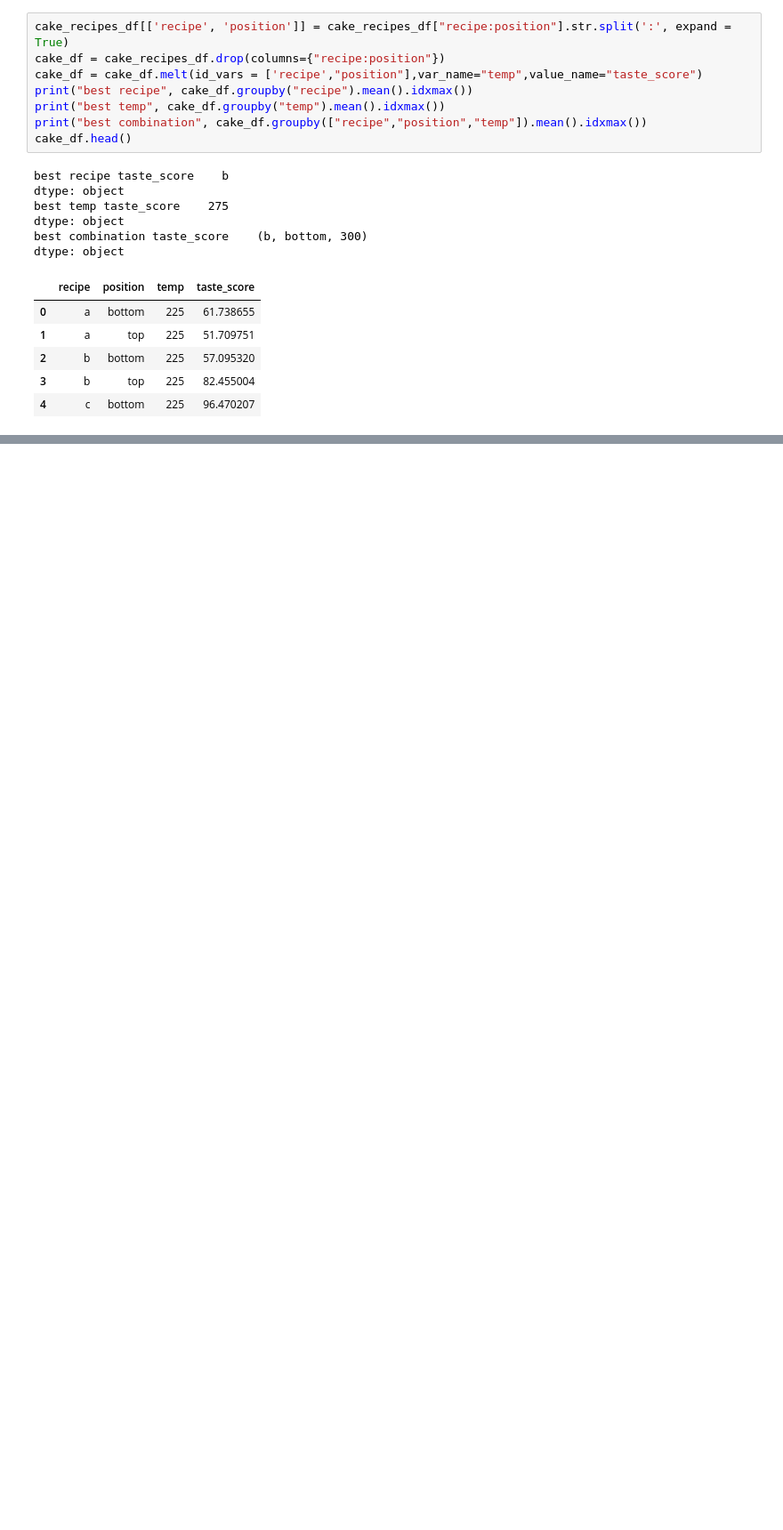
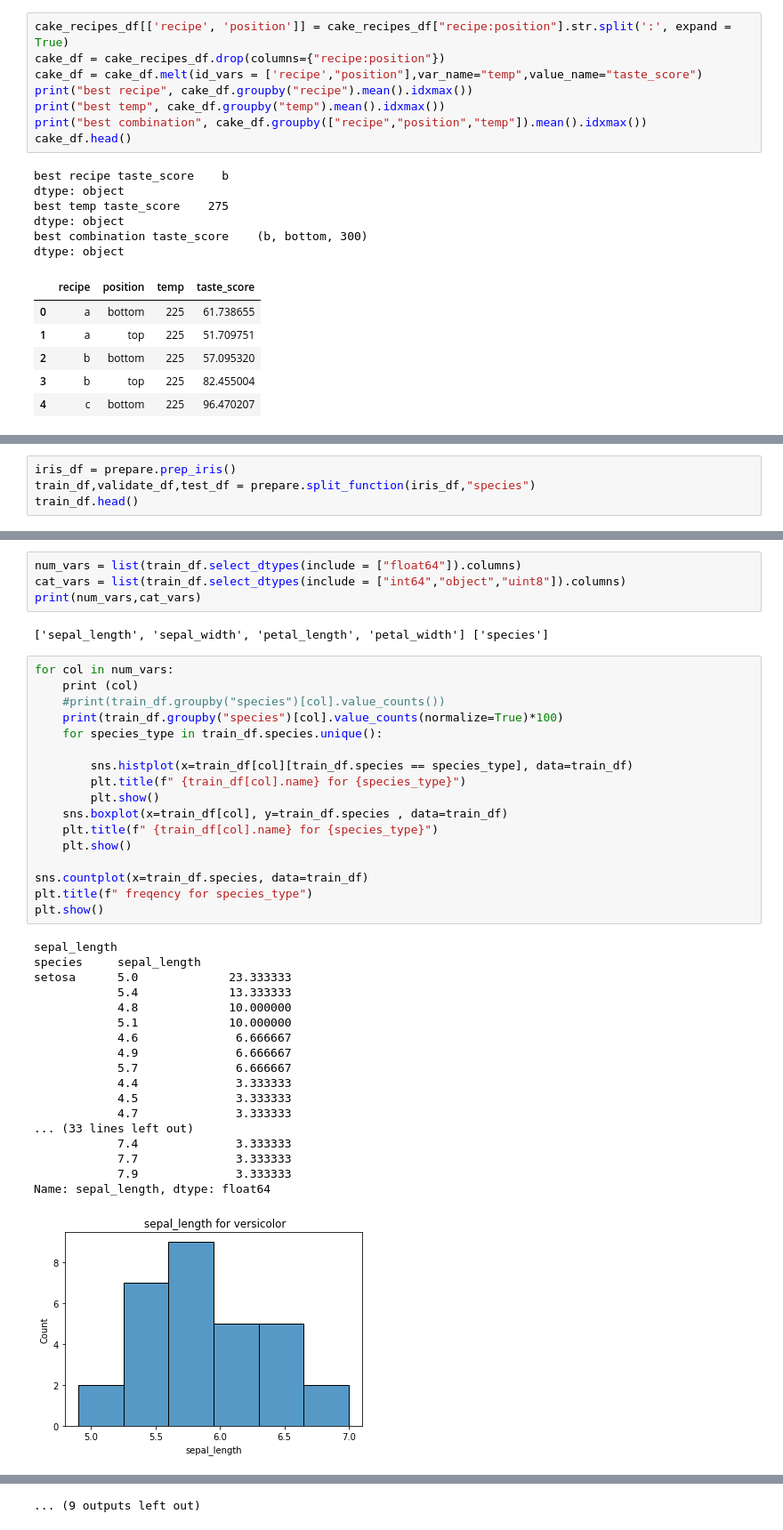
Before and after one commit to geary-shenck/classification-exercises, a Jupyter notebook: classification-exercises.ipynb, the cells around one changed output, grey strips where cells are left out. Shown at 89% size. Drawn from its saved outputs; the diff is of its cells as text; blank space fills up the shorter version.

```diff
--- a/classification-exercises.ipynb
+++ b/classification-exercises.ipynb
@@ -542,0 +907,4 @@ dtype: object
+# %%
+iris_df = prepare.prep_iris()
+train_df,validate_df,test_df = prepare.split_function(iris_df,"species")
+train_df.head()
@@ -542,0 +922,42 @@ dtype: object
+# %%
+num_vars = list(train_df.select_dtypes(include = ["float64"]).columns)
+cat_vars = list(train_df.select_dtypes(include = ["int64","object","uint8"]).columns)
+print(num_vars,cat_vars)
+# %% [output]
+['sepal_length', 'sepal_width', 'petal_length', 'petal_width'] ['species']
+# %%
+for col in num_vars:
+    print (col)
+    #print(train_df.groupby("species")[col].value_counts())
+    print(train_df.groupby("species")[col].value_counts(normalize=True)*100)
+    for species_type in train_df.species.unique():
+
+        sns.histplot(x=train_df[col][train_df.species == species_type], data=train_df)
+        plt.title(f" {train_df[col].name} for {species_type}")
+        plt.show()
+    sns.boxplot(x=train_df[col], y=train_df.species , data=train_df)
+    plt.title(f" {train_df[col].name} for {species_type}")
+    plt.show()
+
+sns.countplot(x=train_df.species, data=train_df)
+plt.title(f" freqency for species_type")
+plt.show()
+# %% [output]
+sepal_length
+species     sepal_length
+setosa      5.0             23.333333
+            5.4             13.333333
+            4.8             10.000000
+            5.1             10.000000
+            4.6              6.666667
+            4.9              6.666667
+            5.7              6.666667
+            4.4              3.333333
+            4.5              3.333333
+            4.7              3.333333
+... (33 lines left out)
+            7.4              3.333333
+            7.7              3.333333
+            7.9              3.333333
+Name: sepal_length, dtype: float64
+[figure, added]
@@ -542,0 +1006 @@ dtype: object
+... (9 outputs left out)
```
Also changed, not shown: parts of 39 cells of this notebook.
